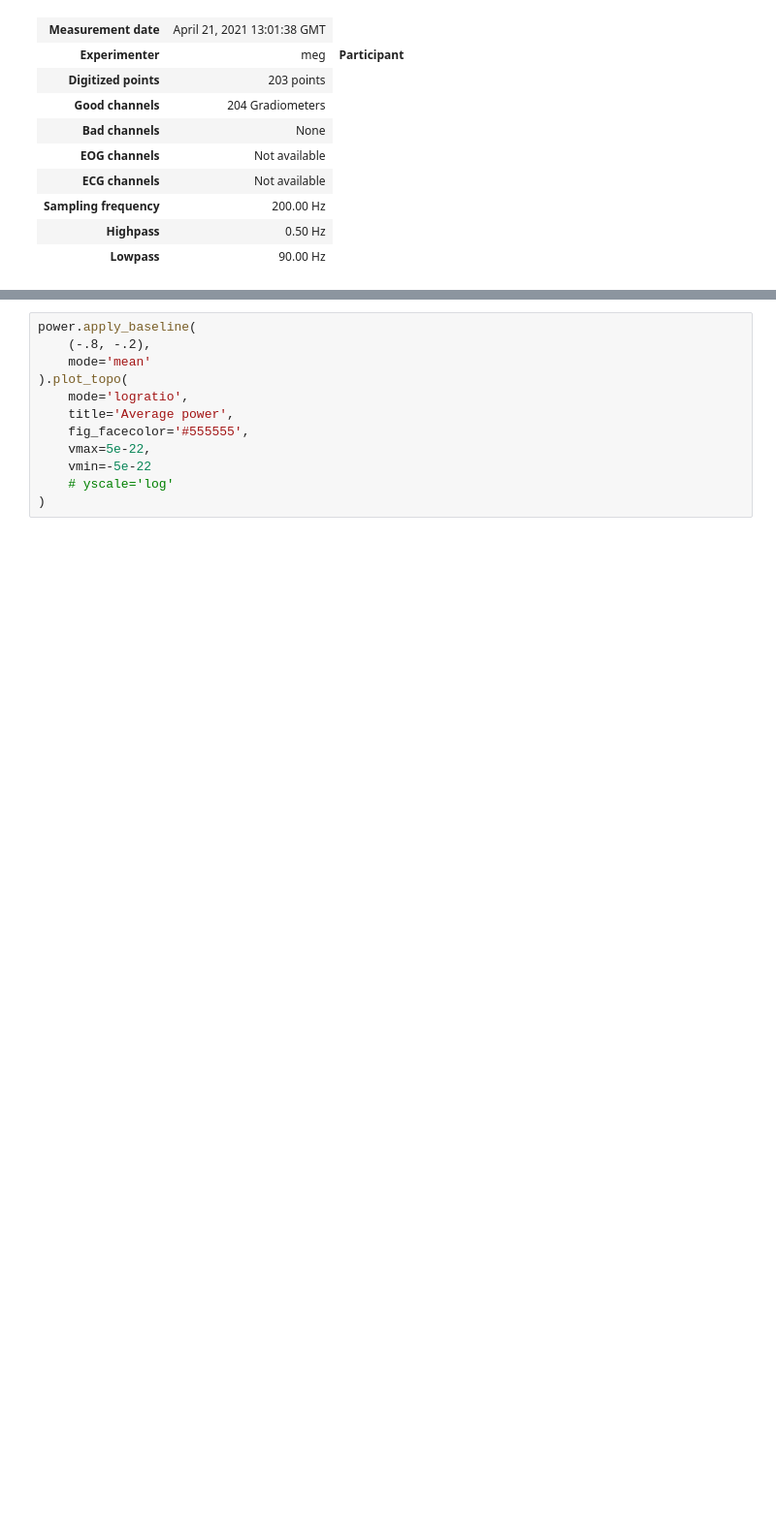
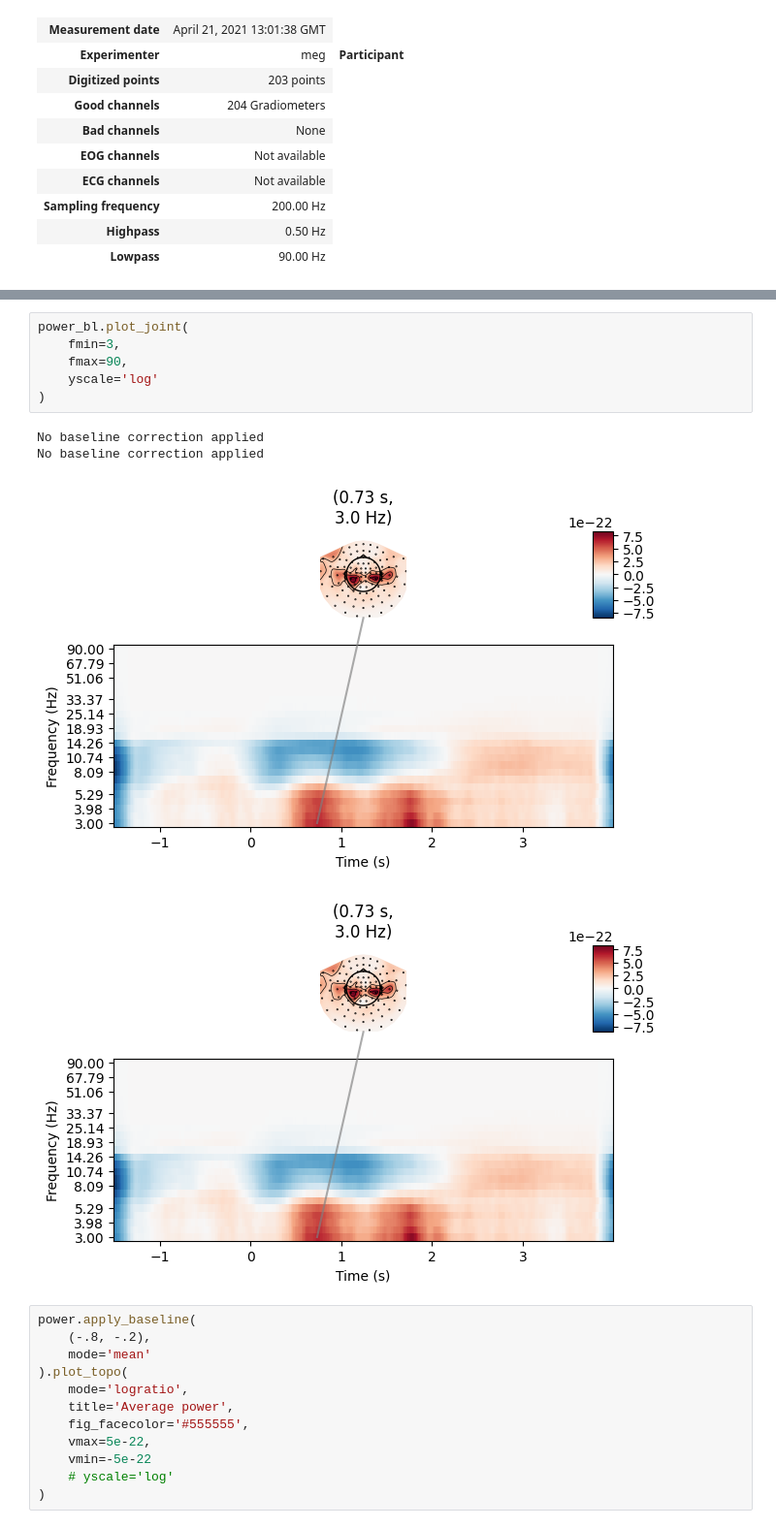
Before and after one commit to bonokat/memory_formation, a Jupyter notebook: dirty_field/tf.ipynb, the cells around one changed output, grey strips where cells are left out. Shown at 97% size. Saved outputs shown, nothing was run; the diff lists cells and outputs as text; blank space fills up the shorter version.

```diff
--- a/dirty_field/tf.ipynb
+++ b/dirty_field/tf.ipynb
@@ -100,3 +106,14 @@ power = tfr_morlet(epochs['hits'], freqs=freqs, n_cycles=n_cycles, use_fft=True,
+# %%
+power_bl.plot_joint(
+    fmin=3,
+    fmax=90,
+    yscale='log'
+)
+# %% [output]
+No baseline correction applied
+No baseline correction applied
+[figure, added]
+[figure, added]
 # %%
 power.apply_baseline(
     (-.8, -.2),
```
Also changed, not shown: parts of 9 cells of this notebook, 6 other files.
